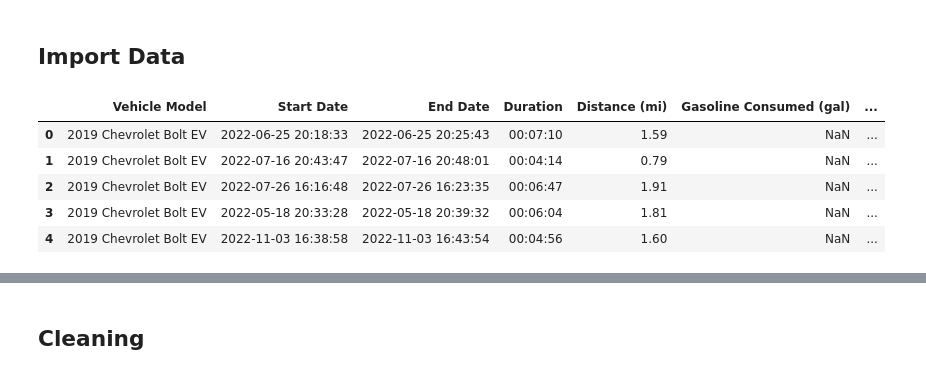
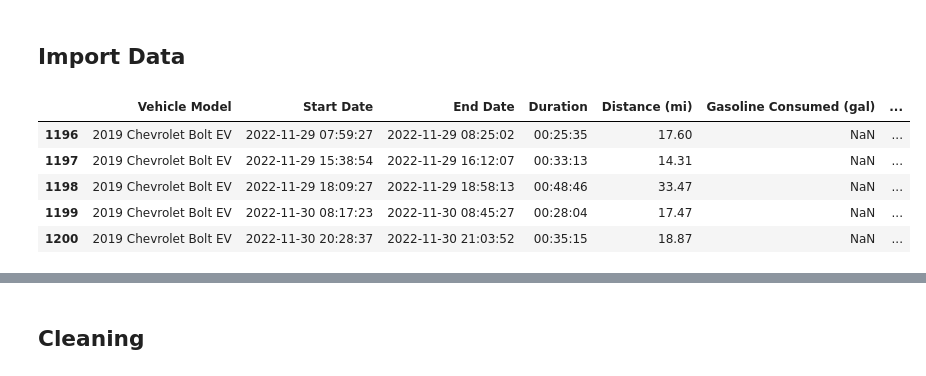
Before and after one commit to schmeeed/python-project-01, a Jupyter notebook: notebooks/01-pda-project-notebook.ipynb, the cells around one changed output, grey strips where cells are left out. Cells and saved outputs as stored; diff of their text form; code cells hidden in the pictures.

```diff
--- a/notebooks/01-pda-project-notebook.ipynb
+++ b/notebooks/01-pda-project-notebook.ipynb
@@ -31,14 +31,14 @@ pd.set_option('display.max_columns',50)
 # %%
 trips = pd.read_excel('data/RAW-2019-Chevy-Bolt-Trip-Data.xlsx')
 
-trips.head()
+trips.sort_values('Start Date').tail()
 # %% [output]
 |  | Vehicle Model | Start Date | End Date | Duration | Distance (mi) | Gasoline Consumed (gal) | ... |
-| 0 | 2019 Chevrolet Bolt EV | 2022-06-25 20:18:33 | 2022-06-25 20:25:43 | 00:07:10 | 1.59 | NaN | ... |
-| 1 | 2019 Chevrolet Bolt EV | 2022-07-16 20:43:47 | 2022-07-16 20:48:01 | 00:04:14 | 0.79 | NaN | ... |
-| 2 | 2019 Chevrolet Bolt EV | 2022-07-26 16:16:48 | 2022-07-26 16:23:35 | 00:06:47 | 1.91 | NaN | ... |
-| 3 | 2019 Chevrolet Bolt EV | 2022-05-18 20:33:28 | 2022-05-18 20:39:32 | 00:06:04 | 1.81 | NaN | ... |
-| 4 | 2019 Chevrolet Bolt EV | 2022-11-03 16:38:58 | 2022-11-03 16:43:54 | 00:04:56 | 1.60 | NaN | ... |
+| 1196 | 2019 Chevrolet Bolt EV | 2022-11-29 07:59:27 | 2022-11-29 08:25:02 | 00:25:35 | 17.60 | NaN | ... |
+| 1197 | 2019 Chevrolet Bolt EV | 2022-11-29 15:38:54 | 2022-11-29 16:12:07 | 00:33:13 | 14.31 | NaN | ... |
+| 1198 | 2019 Chevrolet Bolt EV | 2022-11-29 18:09:27 | 2022-11-29 18:58:13 | 00:48:46 | 33.47 | NaN | ... |
+| 1199 | 2019 Chevrolet Bolt EV | 2022-11-30 08:17:23 | 2022-11-30 08:45:27 | 00:28:04 | 17.47 | NaN | ... |
+| 1200 | 2019 Chevrolet Bolt EV | 2022-11-30 20:28:37 | 2022-11-30 21:03:52 | 00:35:15 | 18.87 | NaN | ... |
 # %%
 # Finding null columns
 np.sum(~trips.isnull())
```
Also changed, not shown: parts of 50 cells of this notebook, 25 other files.
